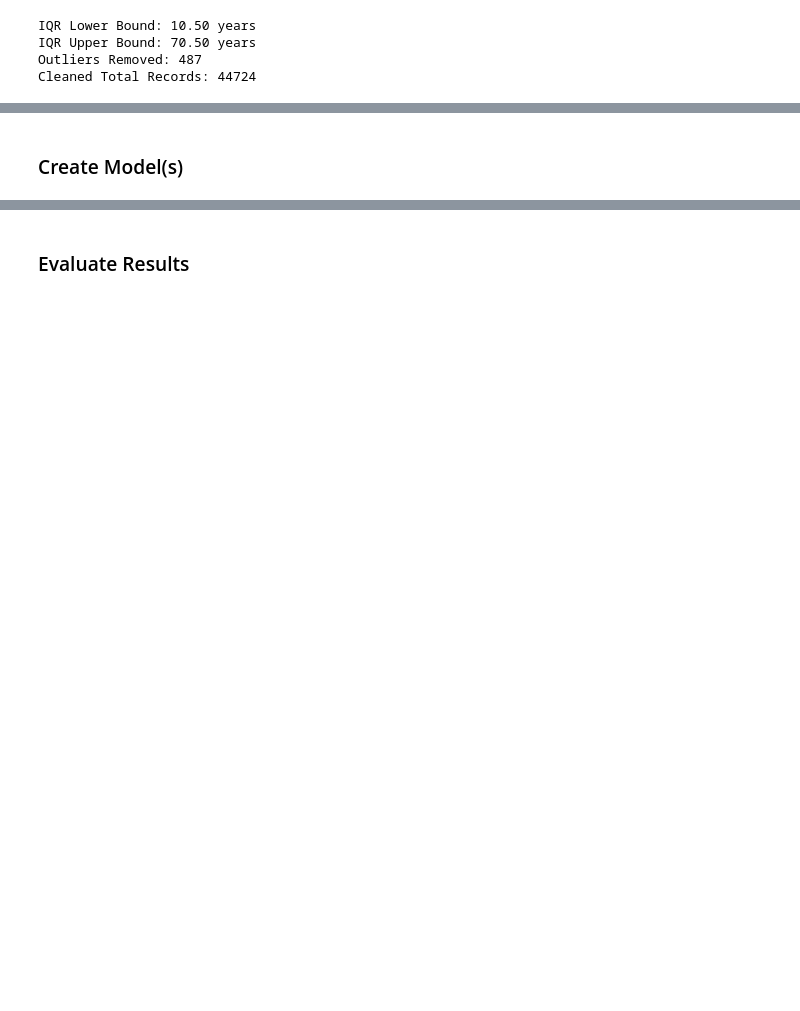
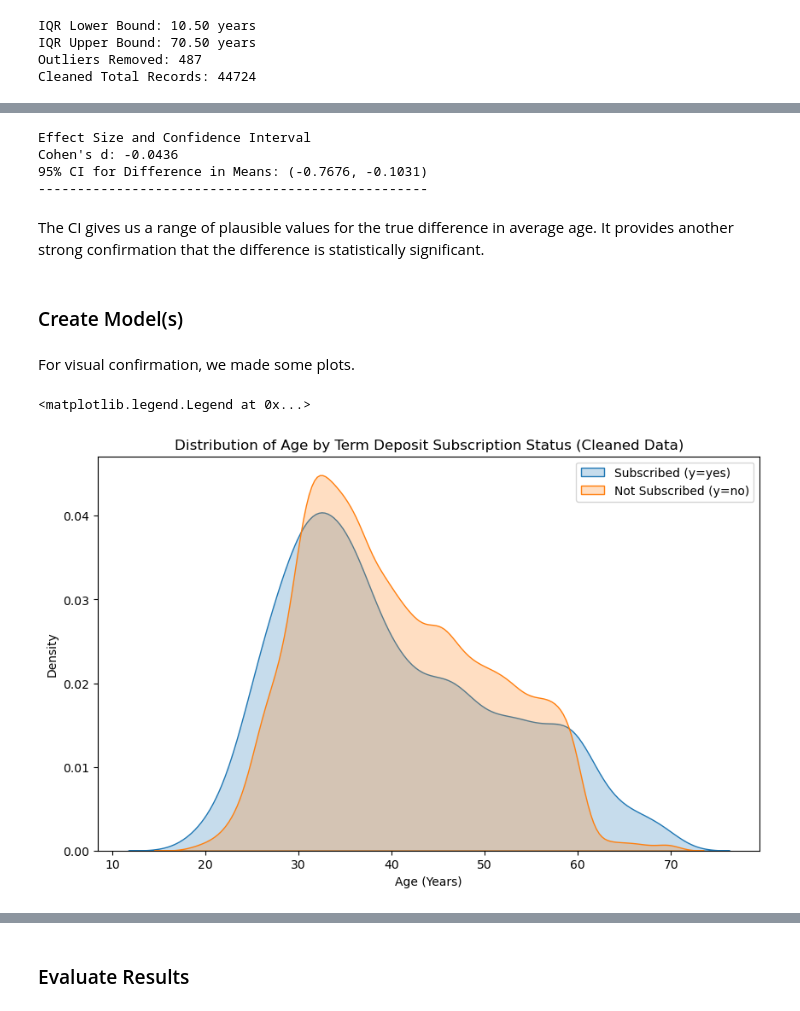
Before and after one commit to smalona1/BSIP_Project_Students, a Jupyter notebook: START_Project.ipynb, the cells around one changed output, grey strips where cells are left out. Drawn from its saved outputs; the diff is of its cells as text; code cells hidden in the pictures; blank space fills up the shorter version.

```diff
--- a/START_Project.ipynb
+++ b/START_Project.ipynb
@@ -89,2 +143,40 @@ t_stat_cleaned, p_value_cleaned = stats.ttest_ind(
+# %%
+# Effect Size (Cohen's d) and Confidence Interval (CI)
+
+# Function for Cohen's d (using pooled standard deviation)
+def cohens_d(x1, x2):
+    n1, n2 = len(x1), len(x2)
+    s1, s2 = np.var(x1, ddof=1), np.var(x2, ddof=1)
+    sp = np.sqrt(((n1 - 1) * s1 + (n2 - 1) * s2) / (n1 + n2 - 2))
+    d = (np.mean(x1) - np.mean(x2)) / sp
+    return d
+
+cohens_d_value = cohens_d(age_yes_cleaned, age_no_cleaned)
+
+# Confidence Interval (using large sample approximation: t_critical = 1.96 for 95% CI)
+n1, n2 = len(age_yes_cleaned), len(age_no_cleaned)
+mean1, mean2 = age_yes_cleaned.mean(), age_no_cleaned.mean()
+s1, s2 = age_yes_cleaned.std(), age_no_cleaned.std()
+
+# Standard Error of the Difference (SED)
+SED = np.sqrt((s1**2 / n1) + (s2**2 / n2))
+t_critical = 1.96 # For 95% CI in large samples
+
+ME = t_critical * SED
+
+lower_ci = (mean1 - mean2) - ME
+upper_ci = (mean1 - mean2) + ME
+
+print("Effect Size and Confidence Interval")
+print(f"Cohen's d: {cohens_d_value:.4f}")
+print(f"95% CI for Difference in Means: ({lower_ci:.4f}, {upper_ci:.4f})")
+print("-" * 50)
+# %% [output]
+Effect Size and Confidence Interval
+Cohen's d: -0.0436
+95% CI for Difference in Means: (-0.7676, -0.1031)
+--------------------------------------------------
+# %% [markdown]
+The CI gives us a range of plausible values for the true difference in average age. It provides another strong confirmation that the difference is statistically significant.
 # %% [markdown]
 ### Create Model(s)
@@ -92,0 +183,14 @@ t_stat_cleaned, p_value_cleaned = stats.ttest_ind(
+# %% [markdown]
+For visual confirmation, we made some plots.
+# %%
+#Visual Analysis (Plots Displayed) ---
+# Plot 1: Distribution Comparison (KDE)
+plt.figure(figsize=(10, 6))
+sns.kdeplot(age_yes_cleaned, label='Subscribed (y=yes)', fill=True)
+sns.kdeplot(age_no_cleaned, label='Not Subscribed (y=no)', fill=True)
+plt.title('Distribution of Age by Term Deposit Subscription Status (Cleaned Data)')
+plt.xlabel('Age (Years)')
+plt.legend()
+# %% [output]
+<matplotlib.legend.Legend at 0x...>
+[figure, added]
```
Also changed, not shown: parts of 22 cells of this notebook.
